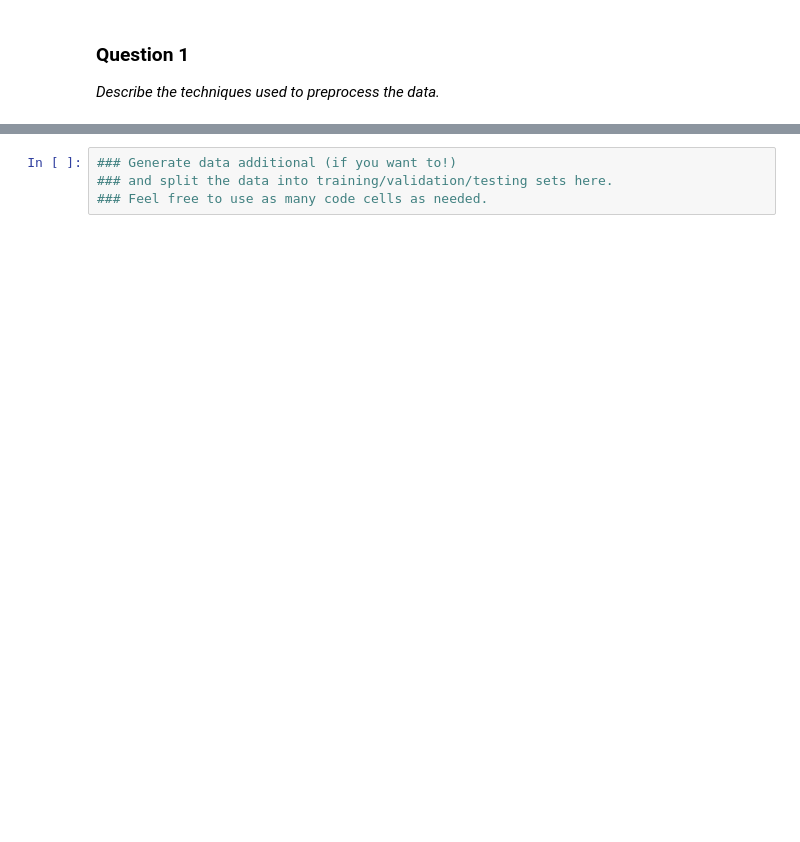
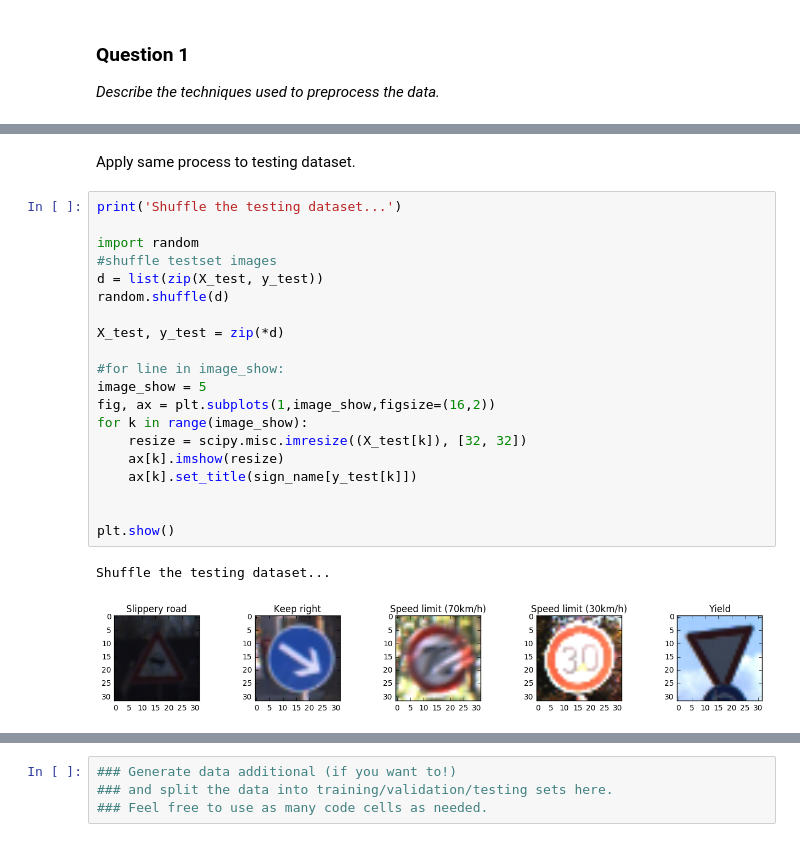
Before and after one commit to ctsuu/Traffic-Sign-Classifier, a Jupyter notebook: Traffic_Signs_Recognition.ipynb, the cells around one changed output, grey strips where cells are left out. Cells and saved outputs as stored; diff of their text form; blank space fills up the shorter version.

```diff
--- a/Traffic_Signs_Recognition.ipynb
+++ b/Traffic_Signs_Recognition.ipynb
@@ -125,0 +184,25 @@ _Describe the techniques used to preprocess the data._
+# %% [markdown]
+Apply same process to testing dataset.
+# %%
+print('Shuffle the testing dataset...')
+
+import random
+#shuffle testset images
+d = list(zip(X_test, y_test))
+random.shuffle(d)
+
+X_test, y_test = zip(*d)
+
+#for line in image_show:
+image_show = 5
+fig, ax = plt.subplots(1,image_show,figsize=(16,2))
+for k in range(image_show):
+    resize = scipy.misc.imresize((X_test[k]), [32, 32])
+    ax[k].imshow(resize)
+    ax[k].set_title(sign_name[y_test[k]])
+
+
+plt.show()
+# %% [output]
+Shuffle the testing dataset...
+[figure, added]
```
Also changed, not shown: parts of 66 cells of this notebook.
